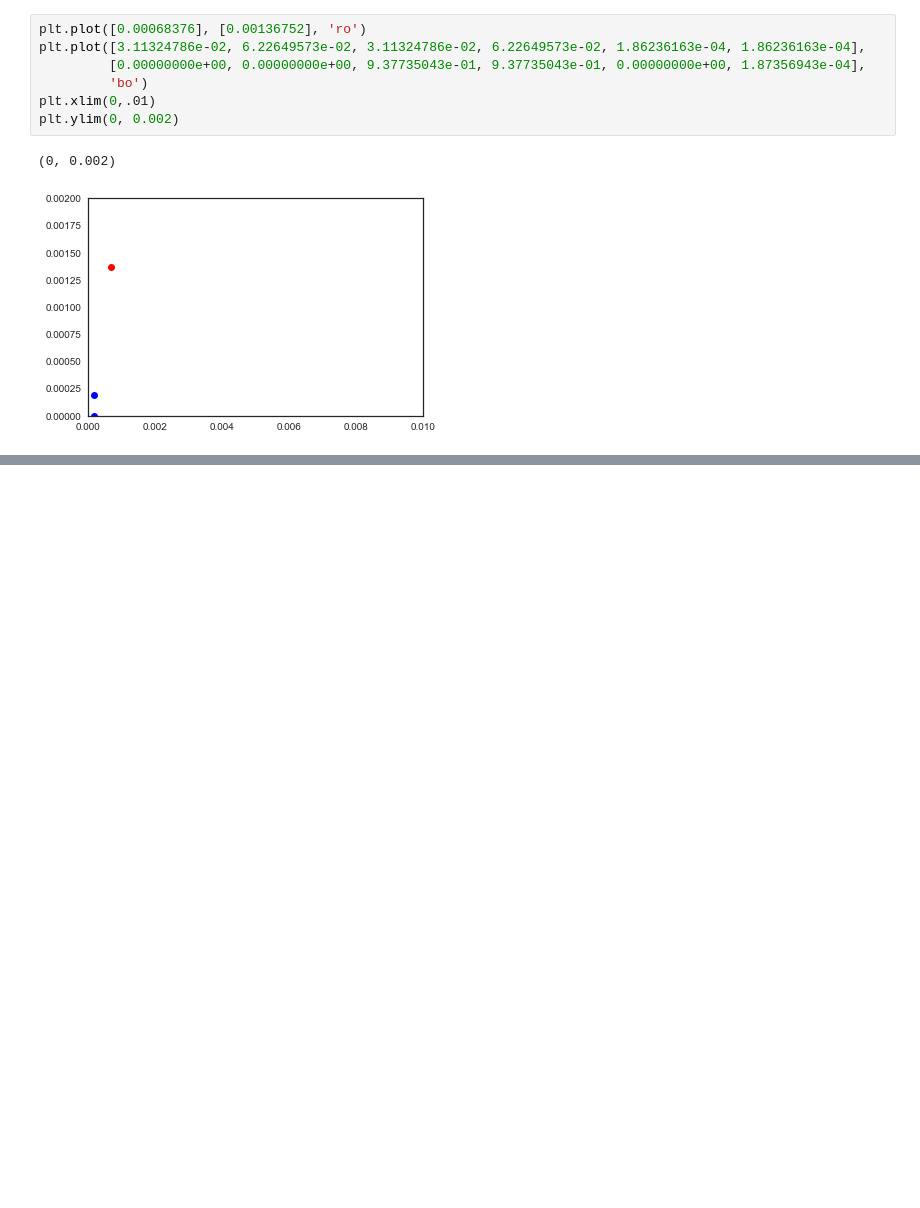
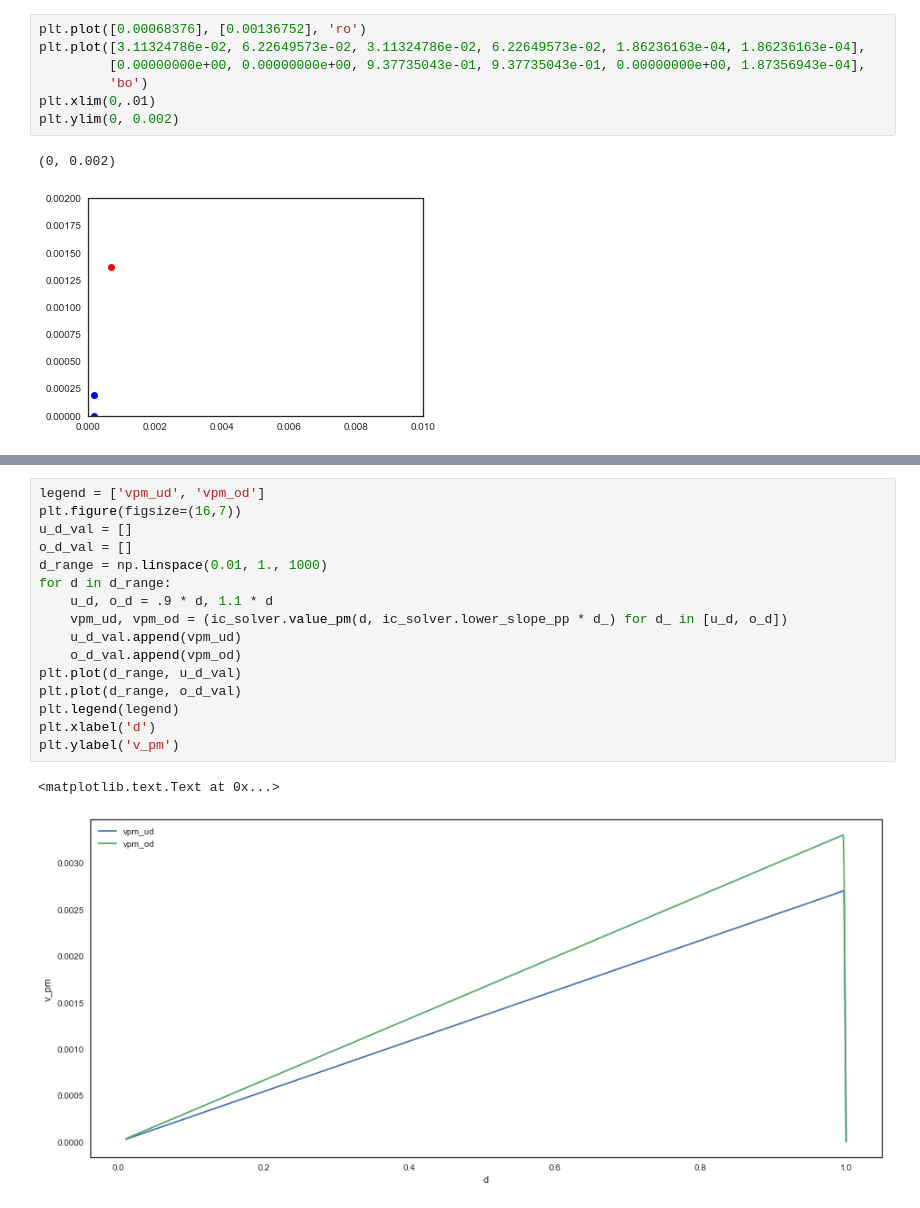
Before and after one commit to sylvaingchassang/missing_bids, a Jupyter notebook: example_tsuchiura.ipynb, the cells around one changed output, grey strips where cells are left out. Cells and saved outputs as stored; diff of their text form; blank space fills up the shorter version.

```diff
--- a/example_tsuchiura.ipynb
+++ b/example_tsuchiura.ipynb
@@ -107,0 +117,19 @@ plt.ylim(0, 0.002)
+# %%
+legend = ['vpm_ud', 'vpm_od']
+plt.figure(figsize=(16,7))
+u_d_val = []
+o_d_val = []
+d_range = np.linspace(0.01, 1., 1000)
+for d in d_range:
+    u_d, o_d = .9 * d, 1.1 * d
+    vpm_ud, vpm_od = (ic_solver.value_pm(d, ic_solver.lower_slope_pp * d_) for d_ in [u_d, o_d])
+    u_d_val.append(vpm_ud)
+    o_d_val.append(vpm_od)
+plt.plot(d_range, u_d_val)
+plt.plot(d_range, o_d_val)
+plt.legend(legend)
+plt.xlabel('d')
+plt.ylabel('v_pm')
+# %% [output]
+<matplotlib.text.Text at 0x...>
+[figure, added]
```
Also changed, not shown: parts of 10 cells of this notebook, 3 other files.
